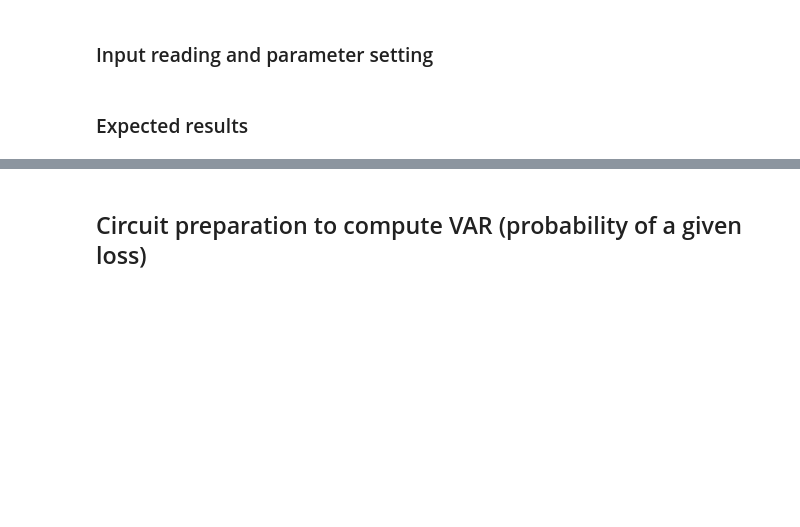
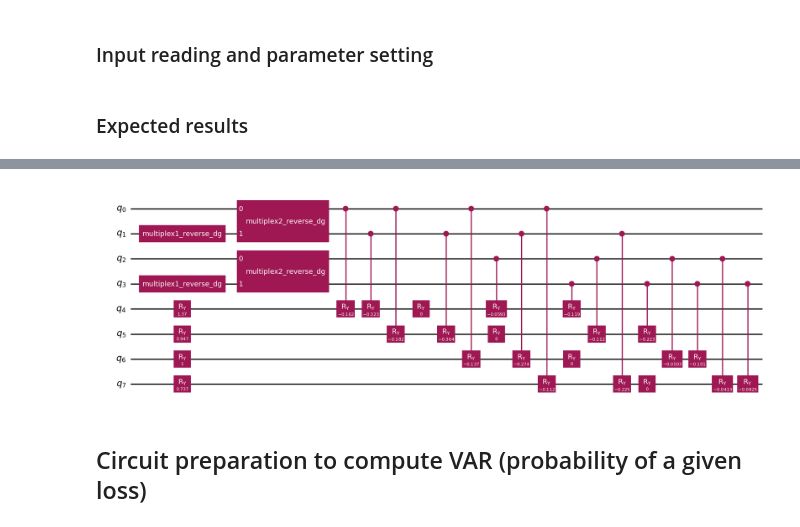
Before and after one commit to PlayerPlanet/QSVT4CRA, a Jupyter notebook: CRA_QSVT.ipynb, the cells around one changed output, grey strips where cells are left out. Drawn from its saved outputs; the diff is of its cells as text; code cells hidden in the pictures; blank space fills up the shorter version.

```diff
--- a/CRA_QSVT.ipynb
+++ b/CRA_QSVT.ipynb
@@ -112,3 +112,7 @@ Expected Total Loss: 11476.068745117183
+# %%
+uncertainty_model.decompose(reps=3).draw("mpl")
+# %% [output]
+[figure, added]
 # %% [markdown]
 ## Circuit preparation to compute VAR (probability of a given loss)
 # %% [markdown]
```
Also changed, not shown: parts of 1 cell of this notebook, 17 other files.
